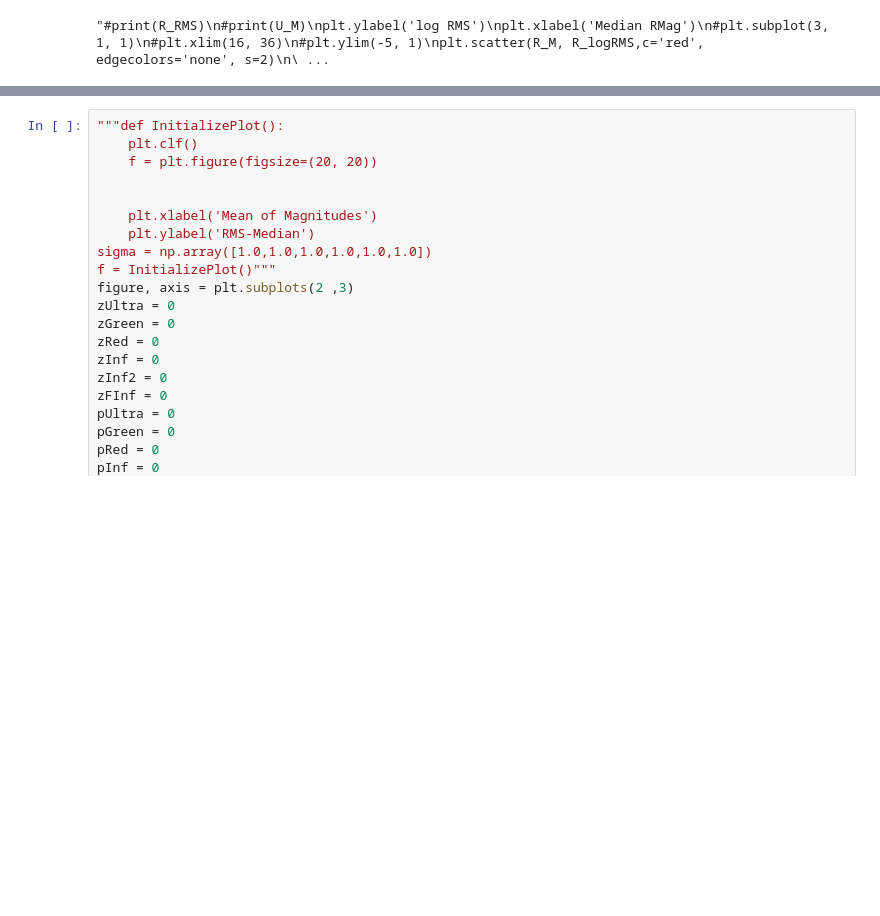
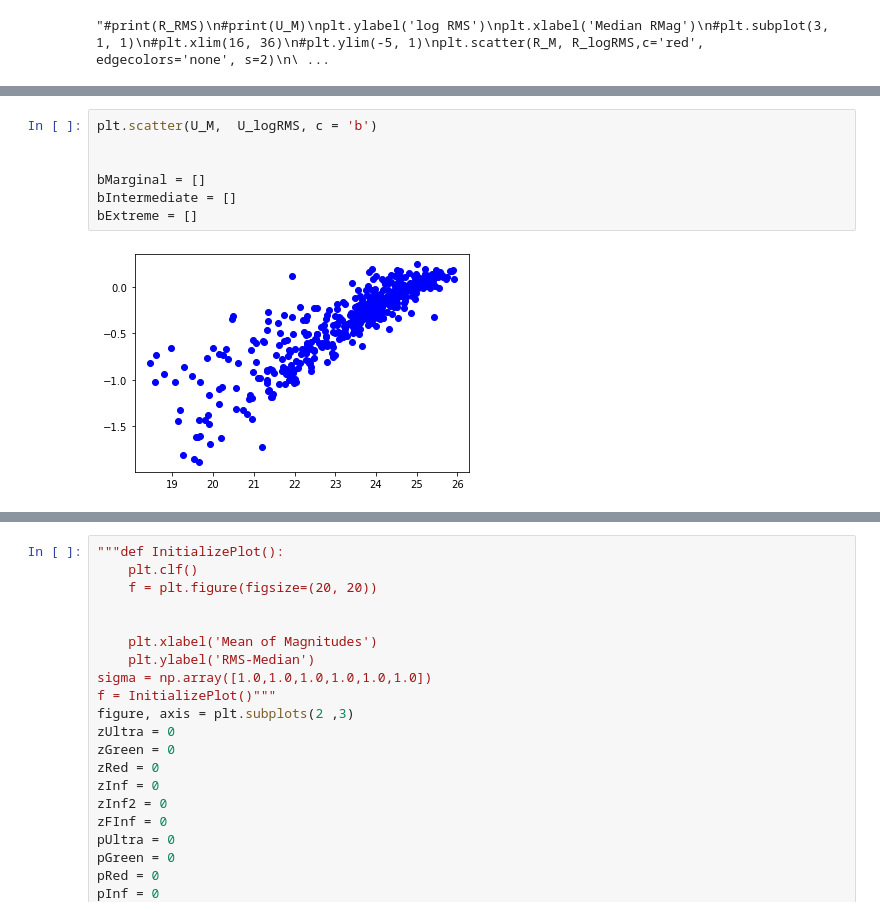
Before and after one commit to arjunshriv/Science-Internsip-Program-, a Jupyter notebook: SIP_RMS_AND_MOVING_MEDIAN.ipynb, the cells around one changed output, grey strips where cells are left out. Drawn from its saved outputs; the diff is of its cells as text; blank space fills up the shorter version.

```diff
--- a/SIP_RMS_AND_MOVING_MEDIAN.ipynb
+++ b/SIP_RMS_AND_MOVING_MEDIAN.ipynb
@@ -734,0 +766,9 @@ df
+# %%
+plt.scatter(U_M,  U_logRMS, c = 'b')
+
+
+bMarginal = []
+bIntermediate = []
+bExtreme = []
+# %% [output]
+[figure, added]
```
Also changed, not shown: parts of 7 cells of this notebook.
